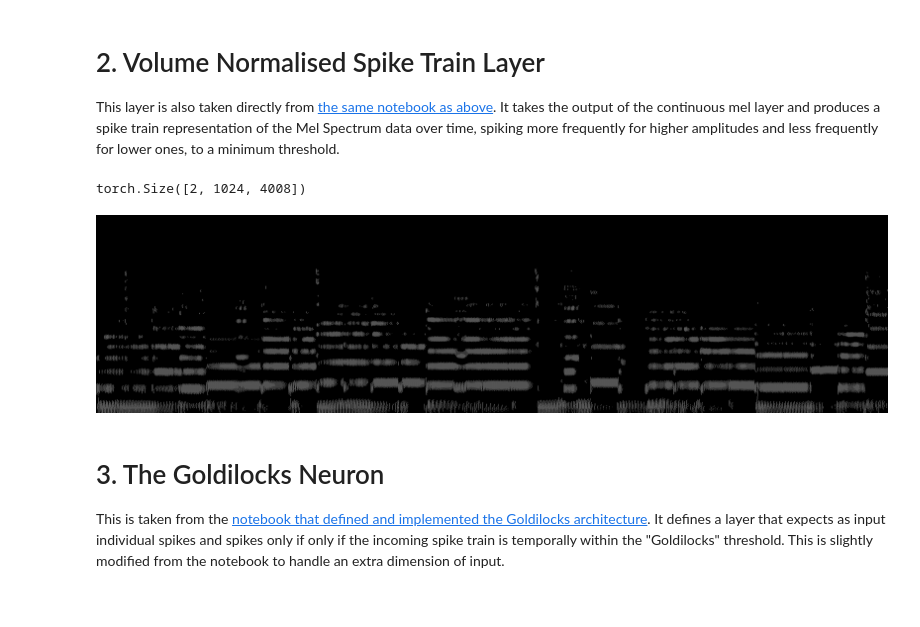
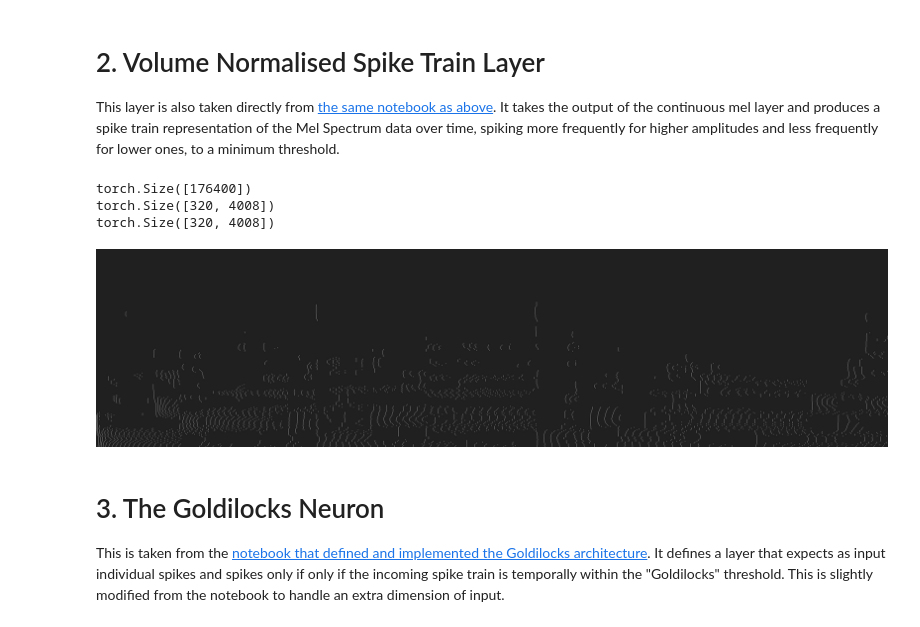
Before and after one commit to kmaragon/CM3070, a Jupyter notebook: Complete Model.ipynb, the cells around one changed output. Drawn from its saved outputs; the diff is of its cells as text; code cells hidden in the pictures.

```diff
--- a/Complete Model.ipynb
+++ b/Complete Model.ipynb
@@ -221,17 +249,28 @@ output of the continuous mel layer and produces a spike train representation of
 
 class FixedThresholdSpikeLayer(nn.Module):
 
-    def __init__(self, minimum_absolute_amplitude = 0.25):
+    def __init__(self, alpha = 1.0, surrogate_slope = 4, minimum_absolute_amplitude = 0.25):
         super().__init__()
         self.minimum_absolute_amplitude = minimum_absolute_amplitude
-        self._spikes = snn.Leaky(
+        self._spikes = snn.Synaptic(
             beta=0.850854,
+            alpha=alpha,
             learn_beta=False,
             learn_threshold=False,
-            spike_grad=surrogate.fast_sigmoid(),
+            learn_alpha=True,
+            spike_grad=surrogate.fast_sigmoid(surrogate_slope),
             threshold=1,
             reset_mechanism='zero',
             init_hidden=True)
+
+    def checkpoint(self):
+        decaydata = self._spikes.mem.data
+        decaysyn = self._spikes.syn.data
+
+        self._spikes.syn, self._spikes.mem = self._spikes.init_synaptic()
+        self._spikes.mem.data = decaydata
+        self._spikes.syn.data = decaysyn
+
 
     def forward(self, x):
         # normalise x
@@ -239,40 +278,50 @@ class FixedThresholdSpikeLayer(nn.Module):
         maxx, _ = torch.max(x, -1)
 
         minvalue = self.minimum_absolute_amplitude * 2
 
         xrange = (torch.relu((maxx - minx) - minvalue) + minvalue).unsqueeze(-1)
         x /= xrange
 
         return self._spikes(x)
 
     def reset(self):
         utils.reset(self)
 
+def plot_only_spiked(data, title):
+
+
 def plot_spike_train(data, title, sr=44100):
     melspec_layer = ContinuousMelScale(sr=sr)
     spike_layer = FixedThresholdSpikeLayer()
 
     spike_layer.eval()
 
     with torch.no_grad():
         melspec_layer.reset()
         spike_layer.reset()
 
-        data = melspec_layer(torch.cat([data, data]), sr=sr, final=True)
+        spike_layer.checkpoint()
+        print(data.shape)
+        data = melspec_layer(data.unsqueeze(0), sr=sr, final=True)[0]
+        print(data.shape)
 
         for i in range(data.shape[-1]):
             data[..., i] = spike_layer(data[..., i])
 
-        print(data.shape)
+    fig, ax = plt.subplots(figsize=(64, 16))
 
-    fig, ax = plt.subplots(figsize=(64, 16))
-    fig.figimage(data[0].detach().numpy() * 255, cmap='gray', origin='lower')
+    print(data.shape)
+    img = cv2.resize(data.detach().numpy() * 255, dsize=(data.shape[1], 1280), interpolation=cv2.INTER_CUBIC)
+    fig.figimage(img, cmap='gray', origin='lower')
+    fig.figimage(img, cmap='gray', origin='lower')
     plt.show()
 
-plot_spike_train(audio, 'Audio Sample', sr)
+plot_spike_train(audio[0], 'Audio Sample', sr)
 # %% [output]
-torch.Size([2, 1024, 4008])
+torch.Size([176400])
+torch.Size([320, 4008])
+torch.Size([320, 4008])
-[figure, old version]
+[figure, new version]
 # %% [markdown]
 # 3. The Goldilocks Neuron
 
```
Also changed, not shown: parts of 31 cells of this notebook.
